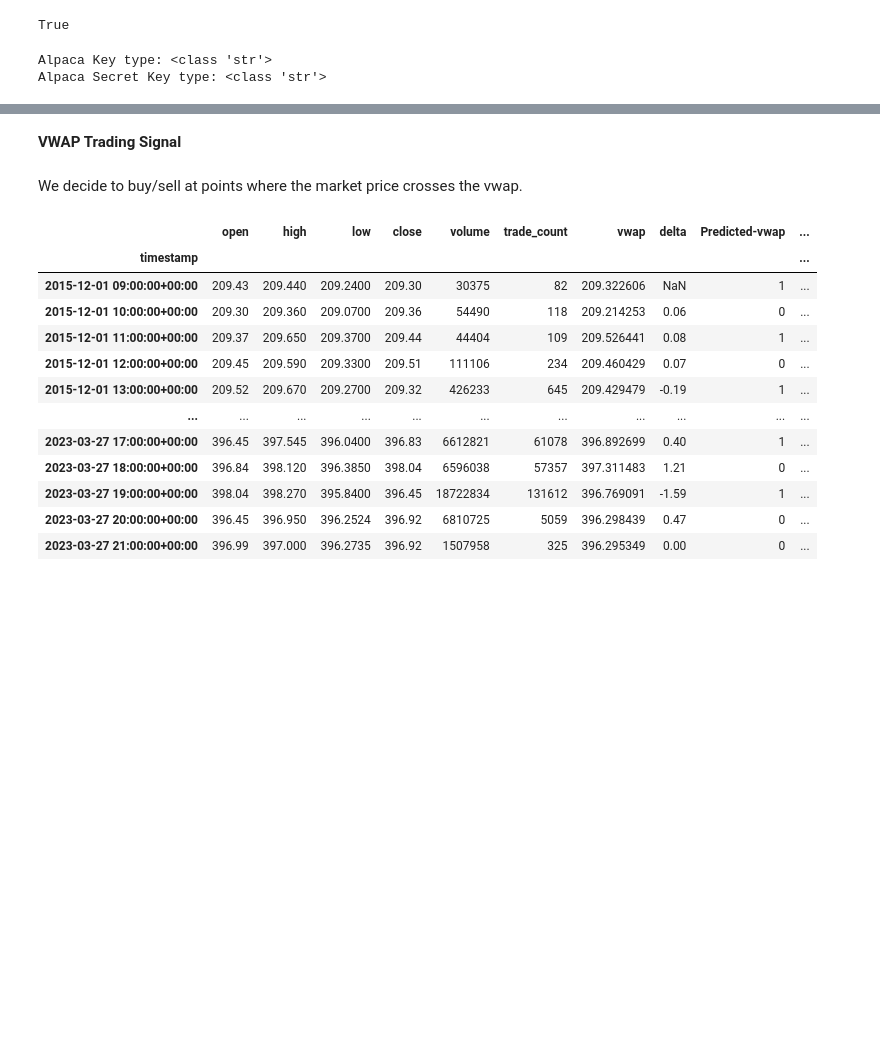
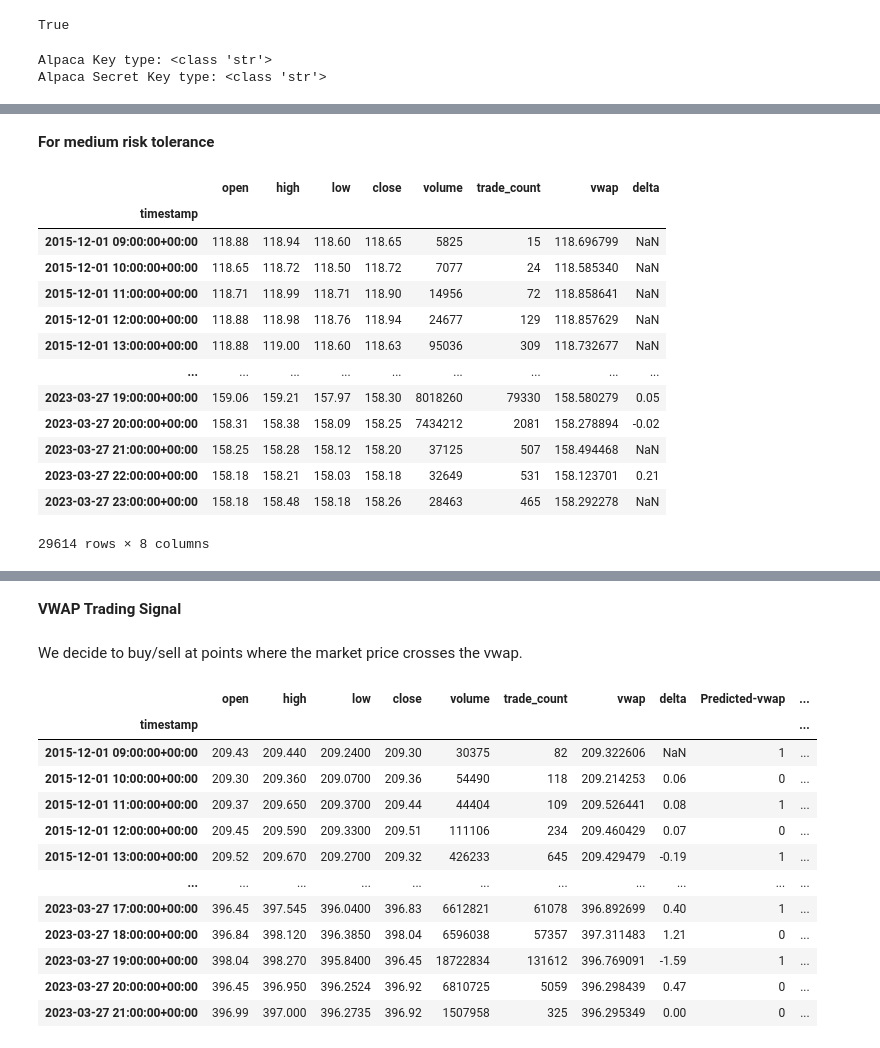
Before and after one commit to v-puppala/Neural-Network-based-Algotrader, a Jupyter notebook: Vishal-Algotrading/Vishal-Algotrading.ipynb, the cells around one changed output, grey strips where cells are left out. Drawn from its saved outputs; the diff is of its cells as text; code cells hidden in the pictures; blank space fills up the shorter version.

```diff
--- a/Vishal-Algotrading/Vishal-Algotrading.ipynb
+++ b/Vishal-Algotrading/Vishal-Algotrading.ipynb
@@ -33,3 +75,27 @@ historical_data['delta']=historical_data['close'].diff()
+# %% [markdown]
+**For medium risk tolerance**
+# %%
+symbol='AAPL'
+timeframe = '1H'
+start_date = pd.Timestamp("2013-01-01", tz="America/New_York").isoformat()
+apple_data= alpaca.get_bars(symbol, timeframe, start=start_date).df
+apple_data['delta']=historical_data['close'].diff()
+apple_data
+# %% [output]
+|  | open | high | low | close | volume | trade_count | vwap | delta |
+| timestamp |  |  |  |  |  |  |  |  |
+| 2015-12-01 09:00:00+00:00 | 118.88 | 118.94 | 118.60 | 118.65 | 5825 | 15 | 118.696799 | NaN |
+| 2015-12-01 10:00:00+00:00 | 118.65 | 118.72 | 118.50 | 118.72 | 7077 | 24 | 118.585340 | NaN |
+| 2015-12-01 11:00:00+00:00 | 118.71 | 118.99 | 118.71 | 118.90 | 14956 | 72 | 118.858641 | NaN |
+| 2015-12-01 12:00:00+00:00 | 118.88 | 118.98 | 118.76 | 118.94 | 24677 | 129 | 118.857629 | NaN |
+| 2015-12-01 13:00:00+00:00 | 118.88 | 119.00 | 118.60 | 118.63 | 95036 | 309 | 118.732677 | NaN |
+| ... | ... | ... | ... | ... | ... | ... | ... | ... |
+| 2023-03-27 19:00:00+00:00 | 159.06 | 159.21 | 157.97 | 158.30 | 8018260 | 79330 | 158.580279 | 0.05 |
+| 2023-03-27 20:00:00+00:00 | 158.31 | 158.38 | 158.09 | 158.25 | 7434212 | 2081 | 158.278894 | -0.02 |
+| 2023-03-27 21:00:00+00:00 | 158.25 | 158.28 | 158.12 | 158.20 | 37125 | 507 | 158.494468 | NaN |
+| 2023-03-27 22:00:00+00:00 | 158.18 | 158.21 | 158.03 | 158.18 | 32649 | 531 | 158.123701 | 0.21 |
+| 2023-03-27 23:00:00+00:00 | 158.18 | 158.48 | 158.18 | 158.26 | 28463 | 465 | 158.292278 | NaN |
+29614 rows × 8 columns
 # %%
 historical_data
 # %% [output]
```
Also changed, not shown: parts of 10 cells of this notebook.
